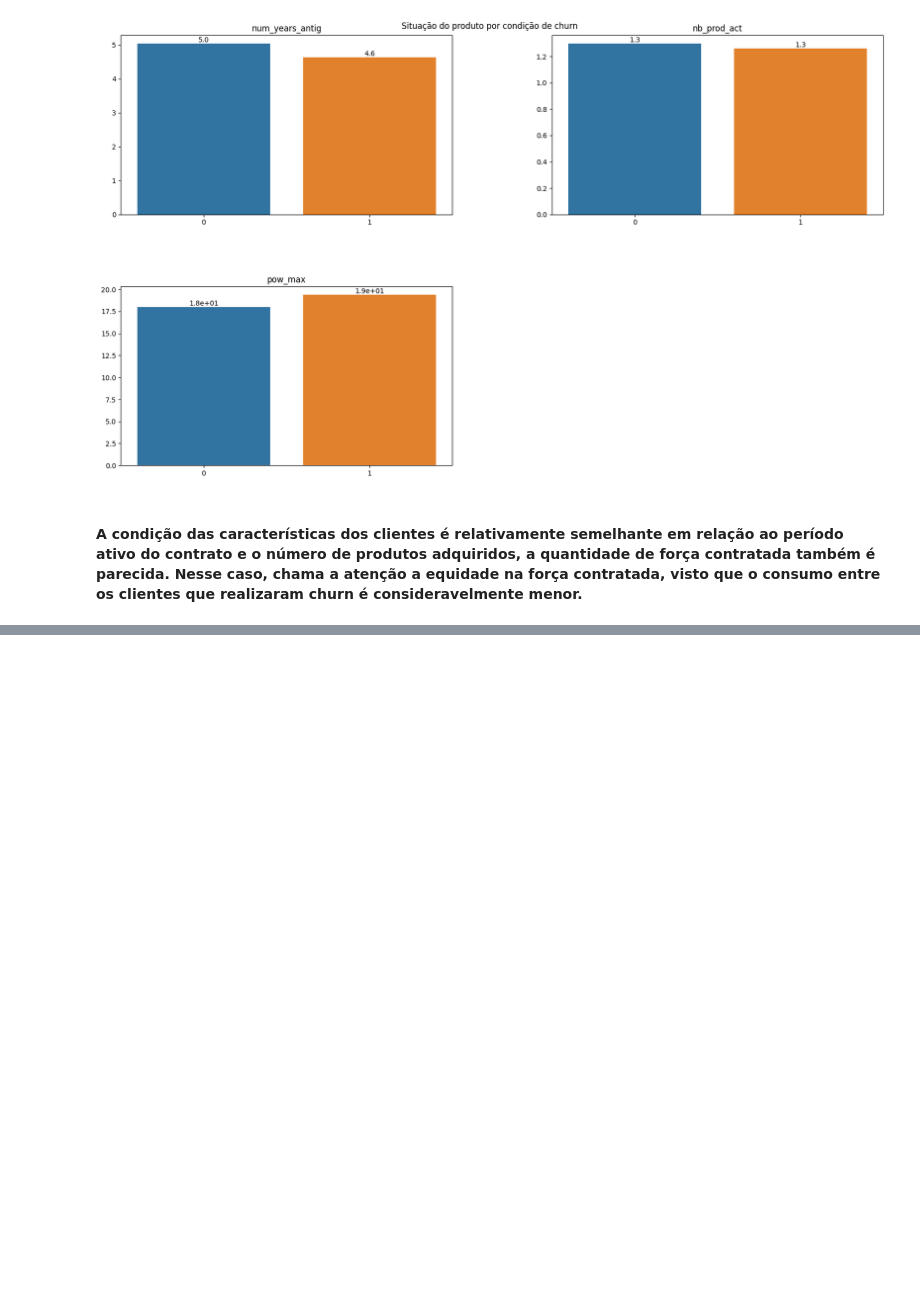
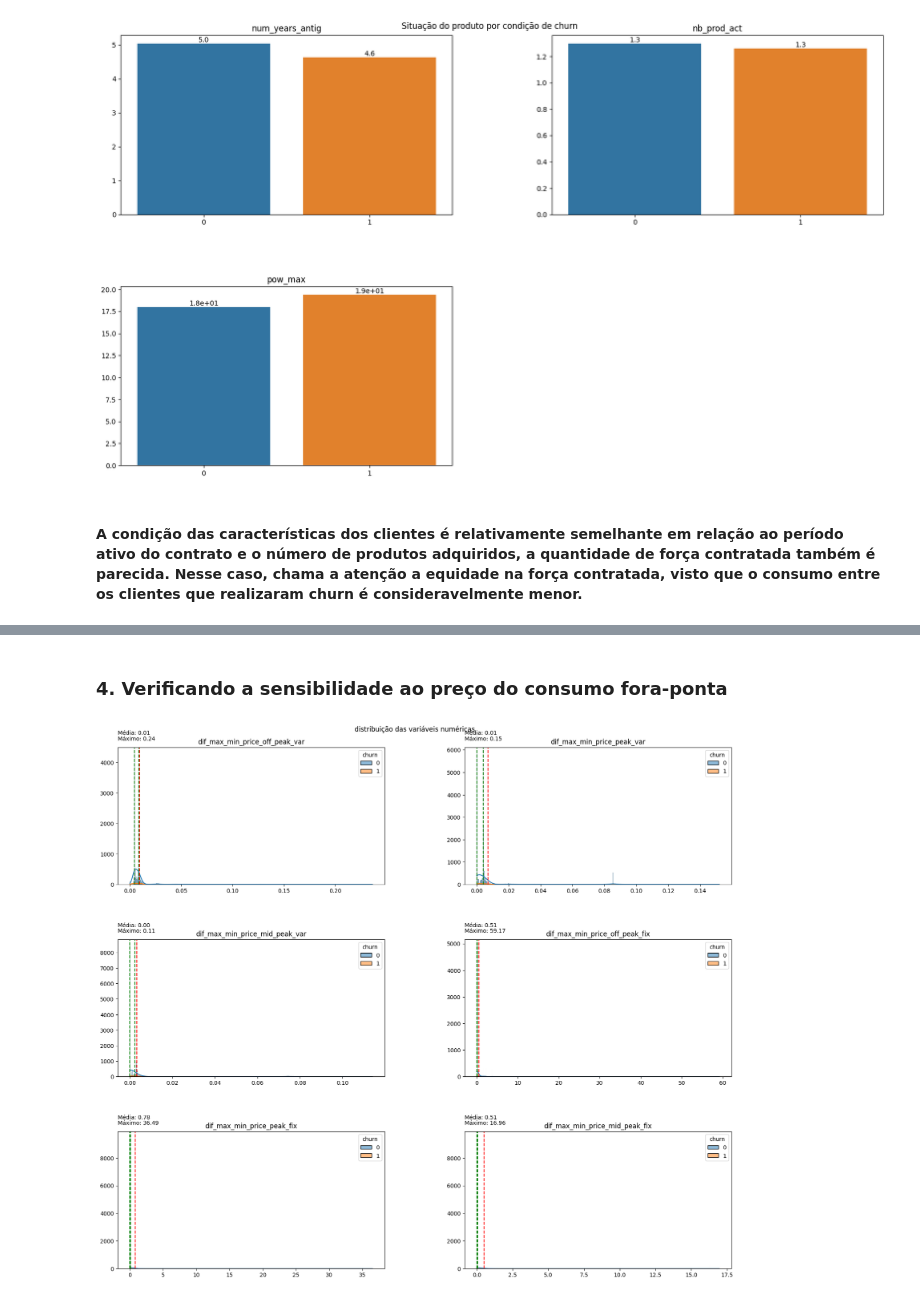
Before and after one commit to LissesCastro/BCG---Experience-Program, a Jupyter notebook: EDA.ipynb, the cells around one changed output, grey strips where cells are left out. Saved outputs shown, nothing was run; the diff lists cells and outputs as text; code cells hidden in the pictures; blank space fills up the shorter version.

```diff
--- a/EDA.ipynb
+++ b/EDA.ipynb
@@ -350,0 +362,40 @@ plot_bar_variaveis(conjunto=vars_produto, dataframe=df_churn_mean, x_var='churn'
+# %% [markdown]
+<h3>4. Verificando a sensibilidade ao preço do consumo fora-ponta</h3>
+# %%
+#Criando um novo dataframe a partir dos valores máximos, mínimos e médios de cada do dataframe de preço, o dataframe original contem os consumos de várias datas pra cada ID, esse é um resumo estatístico
+metricas_ = ['max', 'min', 'mean']
+
+metricas_precos = df.groupby(['id']).agg(
+    {
+    'price_off_peak_var': metricas_,
+    'price_peak_var': metricas_,
+    'price_mid_peak_var': metricas_,
+    'price_off_peak_fix': metricas_,
+    'price_peak_fix': metricas_,
+    'price_mid_peak_fix': metricas_
+    }
+)
+
+# Como o dataframe foi feito a partir de um agrupamento, é necessário juntar as primeiras duas linhas em uma só, assim incorporo os nomes das variáveis ao nome do tipo de agrupamento
+metricas_precos.columns = ['_'.join(x) for x in zip(metricas_precos.columns.get_level_values(0), metricas_precos.columns.get_level_values(1))]
+metricas_precos = metricas_precos.reset_index()
+# %%
+#Obtendo os IDs e o churn ta tabela de clientes e adicionando no novo dataframe
+metricas_precos = metricas_precos.merge(df_client[['id', 'churn']], on='id', how='left')
+
+#Criando duas novas variáveis, a primeira é a diferença entre o valor máximo e o mínimo encontrados para cada ID registrado, a segunda aponta a diferença entre o preço do último mês com dados na base
+#e o preço médio encontrado para cada ID registrado.
+for var in vars_preço:
+    metricas_precos[f'dif_max_min_{var}'] = metricas_precos[f'{var}_max'] - metricas_precos[f'{var}_min']
+    metricas_precos[f'dif_last_mean_{var}'] = df_price[df_price['id'].isin(metricas_precos['id'])].groupby(['id'])[var].nth(-1).values - metricas_precos[f'{var}_mean']
+
+#Criando colunas que contém os nomes das variáveis para utiliza-las no plot dos histogramas a seguir
+dif_max_min_cols = []
+dif_last_mean_cols = []
+for var in vars_preço:
+    dif_max_min_cols.append(f'dif_max_min_{var}')
+    dif_last_mean_cols.append(f'dif_last_mean_{var}')
+# %%
+plot_hist_variaveis(conjunto=dif_max_min_cols, dataframe=metricas_precos, legend='churn')
+# %% [output]
+[figure, added]
```
Also changed, not shown: parts of 8 cells of this notebook.
